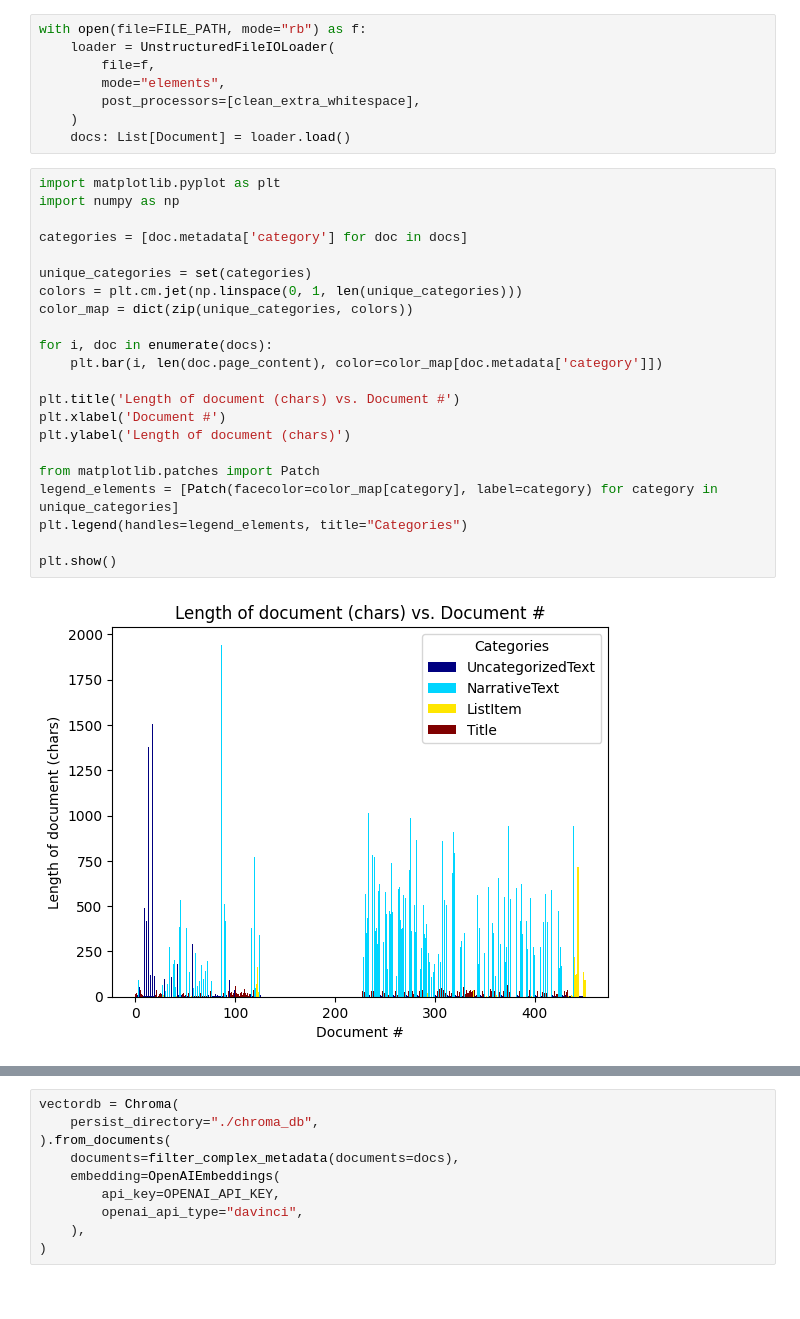
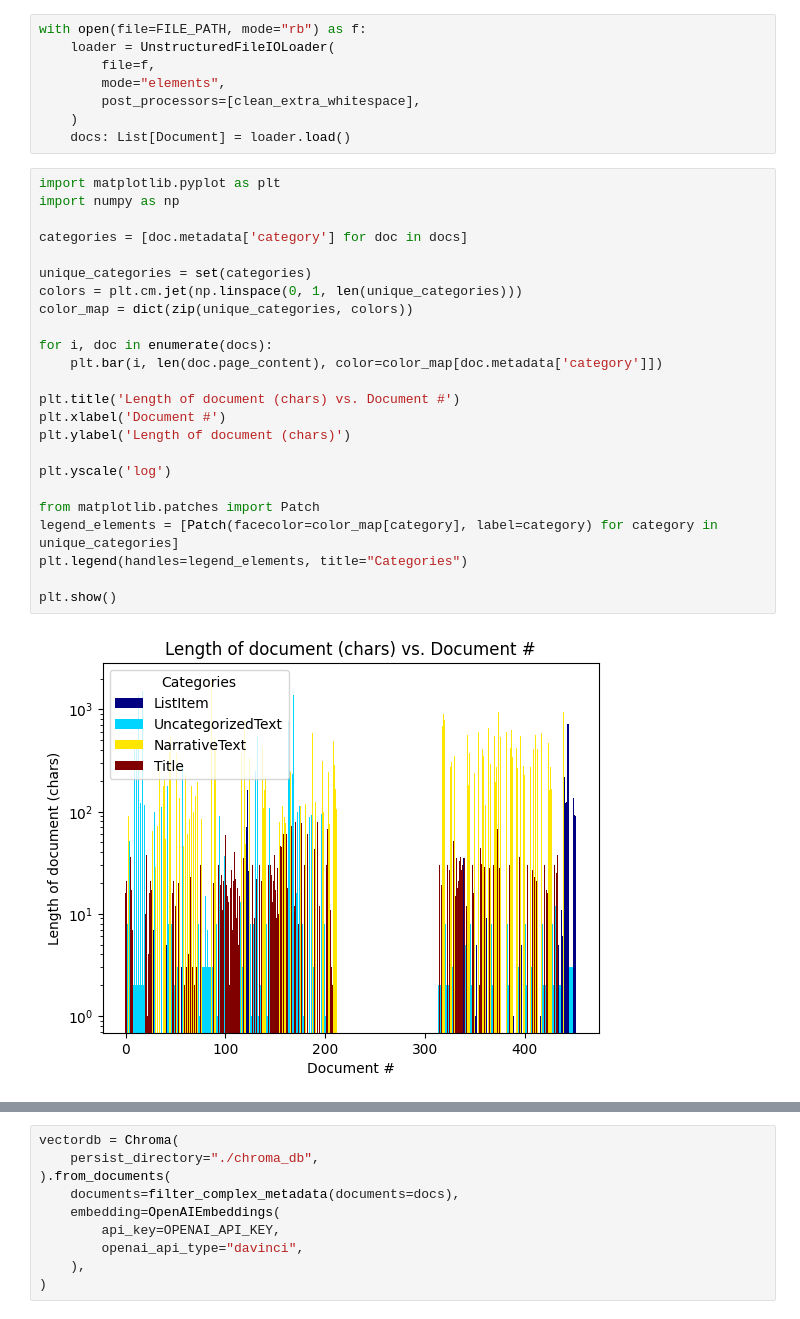
Before and after one commit to DarkHawk727/YARA, a Jupyter notebook: RAG-implementation.ipynb, the cells around one changed output, grey strips where cells are left out. Saved outputs shown, nothing was run; the diff lists cells and outputs as text.

```diff
--- a/RAG-implementation.ipynb
+++ b/RAG-implementation.ipynb
@@ -43,24 +43,26 @@ with open(file=FILE_PATH, mode="rb") as f:
 # %%
 import matplotlib.pyplot as plt
 import numpy as np
 
 categories = [doc.metadata['category'] for doc in docs]
 
 unique_categories = set(categories)
 colors = plt.cm.jet(np.linspace(0, 1, len(unique_categories)))
 color_map = dict(zip(unique_categories, colors))
 
 for i, doc in enumerate(docs):
     plt.bar(i, len(doc.page_content), color=color_map[doc.metadata['category']])
 
 plt.title('Length of document (chars) vs. Document #')
 plt.xlabel('Document #')
 plt.ylabel('Length of document (chars)')
 
+plt.yscale('log')
+
 from matplotlib.patches import Patch
 legend_elements = [Patch(facecolor=color_map[category], label=category) for category in unique_categories]
 plt.legend(handles=legend_elements, title="Categories")
 
 plt.show()
 # %% [output]
-[figure, old version]
+[figure, new version]
```
Also changed, not shown: parts of 4 cells of this notebook, 2 other files.
